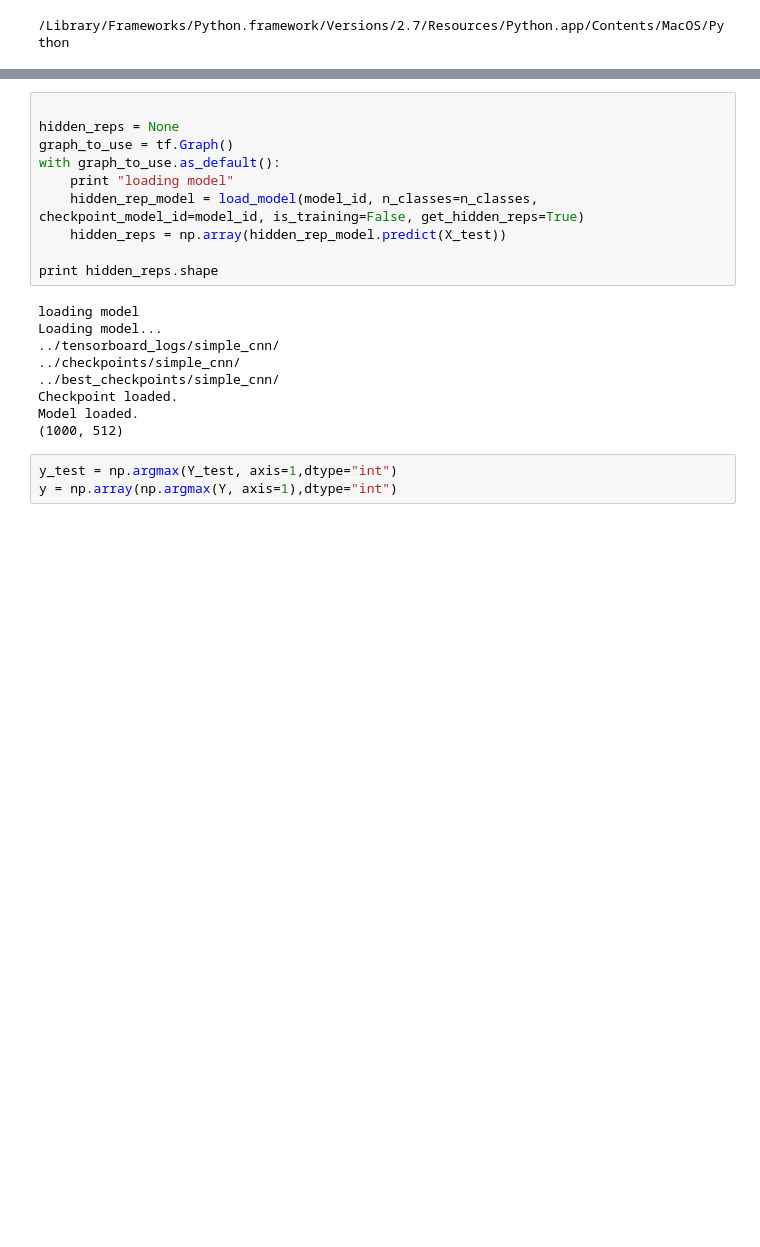
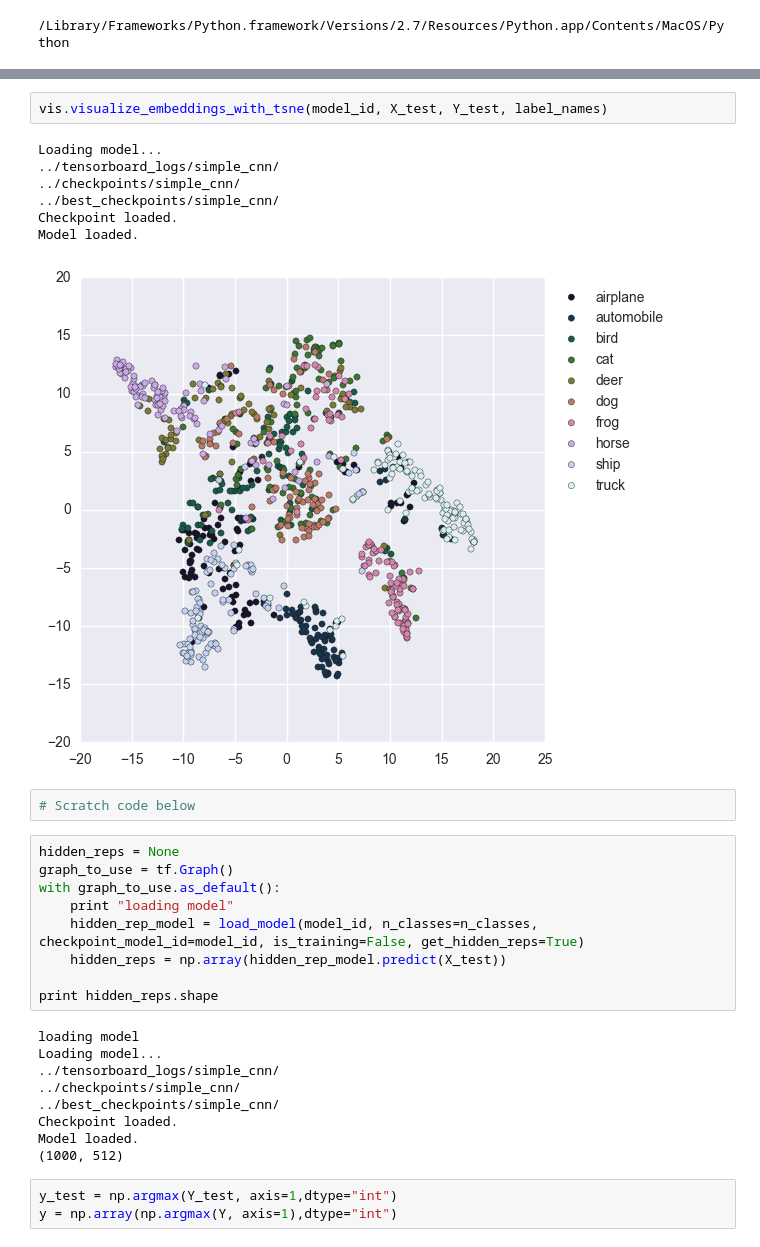
Before and after one commit to lisa-1010/semantic_convnets, a Jupyter notebook: code/t-SNE Visualizations.ipynb, the cells around one changed output, grey strips where cells are left out. Saved outputs shown, nothing was run; the diff lists cells and outputs as text; blank space fills up the shorter version.

```diff
--- a/code/t-SNE Visualizations.ipynb
+++ b/code/t-SNE Visualizations.ipynb
@@ -45,5 +57,16 @@ loading cifar batch testing batch 1 of 1
+# %%
+vis.visualize_embeddings_with_tsne(model_id, X_test, Y_test, label_names)
+# %% [output]
+Loading model...
+../tensorboard_logs/simple_cnn/
+../checkpoints/simple_cnn/
+../best_checkpoints/simple_cnn/
+Checkpoint loaded.
+Model loaded.
+[figure, added]
+# %%
+# Scratch code below
 # %%
-
 hidden_reps = None
 graph_to_use = tf.Graph()
 with graph_to_use.as_default():
```
Also changed, not shown: parts of 6 cells of this notebook, 1 other file.
